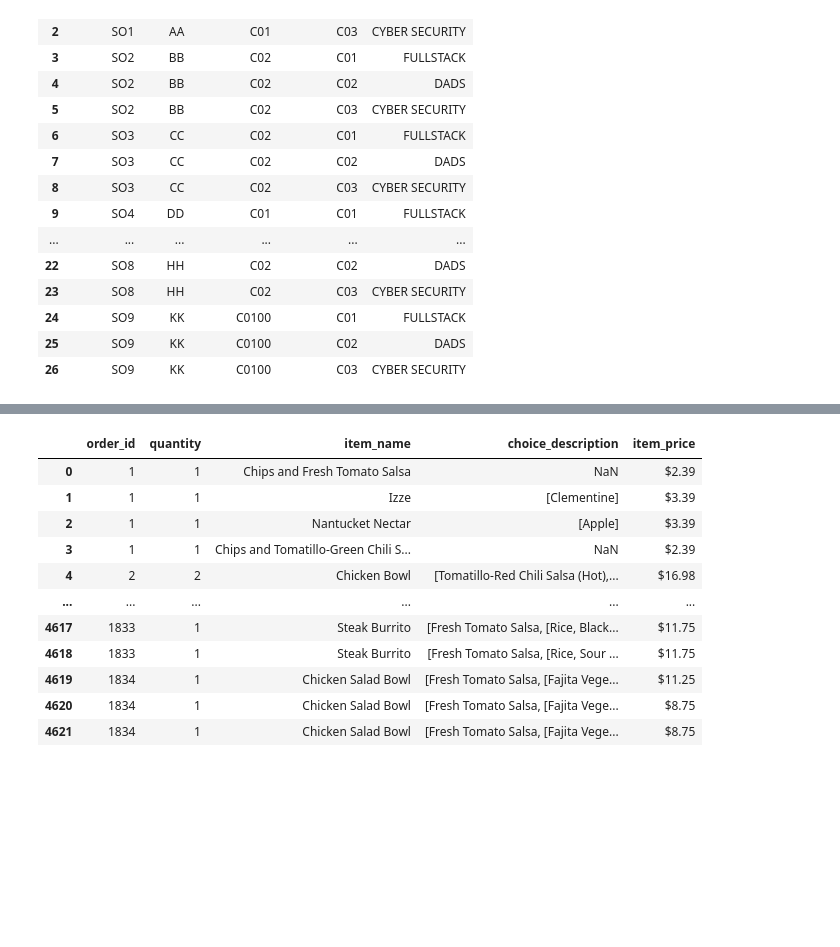
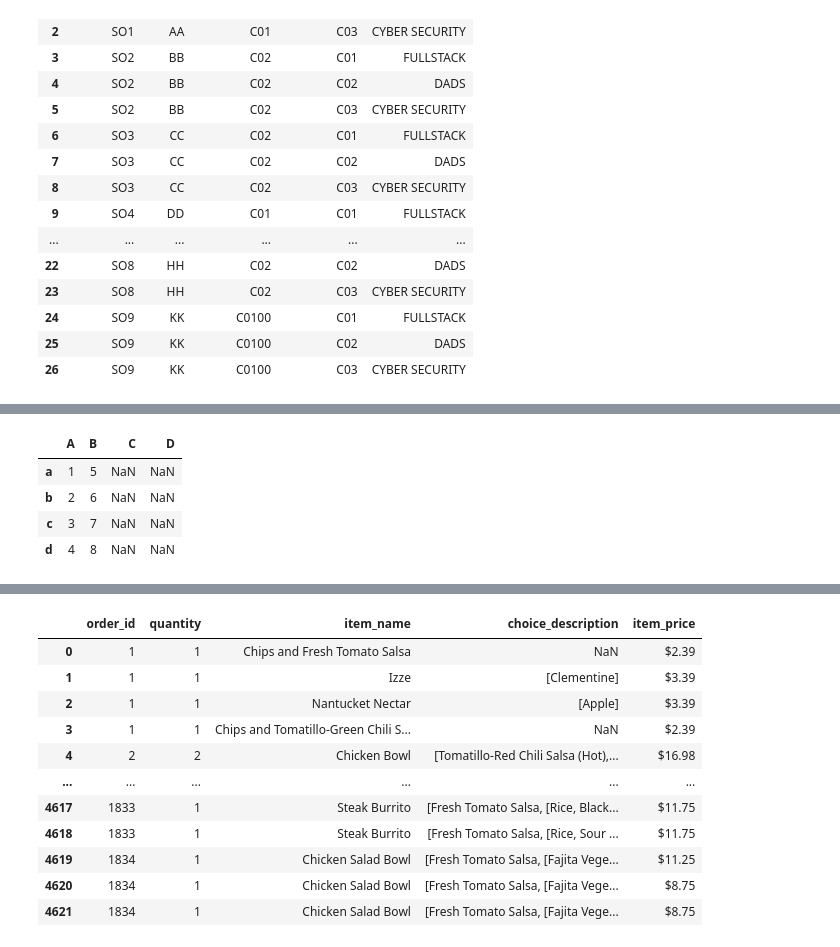
Before and after one commit to surajkr502/python_lib, a Jupyter notebook: python_lib/numpy and pandas/dataframe.ipynb, the cells around one changed output, grey strips where cells are left out. Saved outputs shown, nothing was run; the diff lists cells and outputs as text; code cells hidden in the pictures; blank space fills up the shorter version.

```diff
--- a/python_lib/numpy and pandas/dataframe.ipynb
+++ b/python_lib/numpy and pandas/dataframe.ipynb
@@ -764,0 +787,11 @@ pd.merge(student,course,how='cross')
+# %%
+# when we apply indexing in uneven(unequal) data
+dt1=pd.DataFrame({'A':[1,2,3,4],'B':[5,6,7,8]},index=['a','b','c','d'])
+dt2=pd.DataFrame({'C':[10,20],'D':[50,60]})
+dt1.join(dt2)
+# %% [output]
+|  | A | B | C | D |
+| a | 1 | 5 | NaN | NaN |
+| b | 2 | 6 | NaN | NaN |
+| c | 3 | 7 | NaN | NaN |
+| d | 4 | 8 | NaN | NaN |
```
Also changed, not shown: parts of 11 cells of this notebook.
